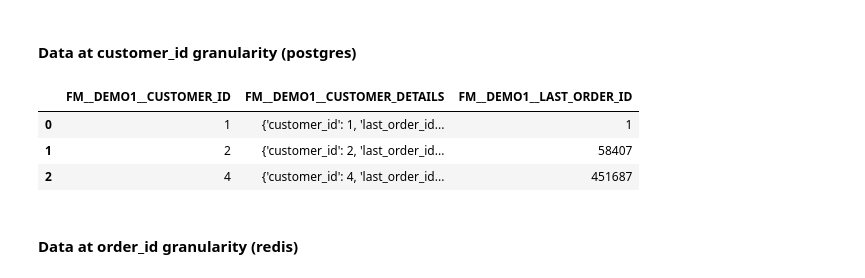
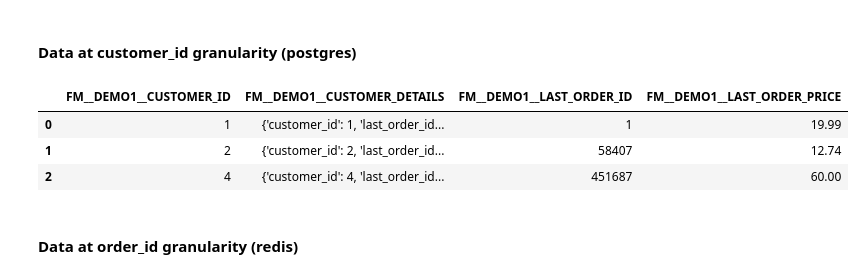
Before and after one commit to featuremesh/demos, a Jupyter notebook: jupyter/notebooks/demos/capabilities/online_federated_queries.ipynb, the cells around one changed output. Drawn from its saved outputs; the diff is of its cells as text; code cells hidden in the pictures.

```diff
--- a/jupyter/notebooks/demos/capabilities/online_federated_queries.ipynb
+++ b/jupyter/notebooks/demos/capabilities/online_federated_queries.ipynb
@@ -664,16 +673,17 @@ SELECT
 # %%
 %%featureql
 
 SELECT
     FM.DEMO1.CUSTOMER_ID := BIND_VALUES(ARRAY[1,2,4]),
     FM.DEMO1.CUSTOMER_DETAILS,
-    FM.DEMO1.LAST_ORDER_ID
+    FM.DEMO1.LAST_ORDER_ID,
+    FM.DEMO1.LAST_ORDER_PRICE,
 ORDER BY FM.DEMO1.CUSTOMER_ID;
 # %% [output]
-|  | FM__DEMO1__CUSTOMER_ID | FM__DEMO1__CUSTOMER_DETAILS | FM__DEMO1__LAST_ORDER_ID |
-| 0 | 1 | {'customer_id': 1, 'last_order_id... | 1 |
-| 1 | 2 | {'customer_id': 2, 'last_order_id... | 58407 |
-| 2 | 4 | {'customer_id': 4, 'last_order_id... | 451687 |
+|  | FM__DEMO1__CUSTOMER_ID | FM__DEMO1__CUSTOMER_DETAILS | FM__DEMO1__LAST_ORDER_ID | FM__DEMO1__LAST_ORDER_PRICE |
+| 0 | 1 | {'customer_id': 1, 'last_order_id... | 1 | 19.99 |
+| 1 | 2 | {'customer_id': 2, 'last_order_id... | 58407 | 12.74 |
+| 2 | 4 | {'customer_id': 4, 'last_order_id... | 451687 | 60.00 |
 # %% [markdown]
 #### Data at order_id granularity (redis)
 # %%
```
Also changed, not shown: parts of 9 cells of this notebook, 8 other files.
